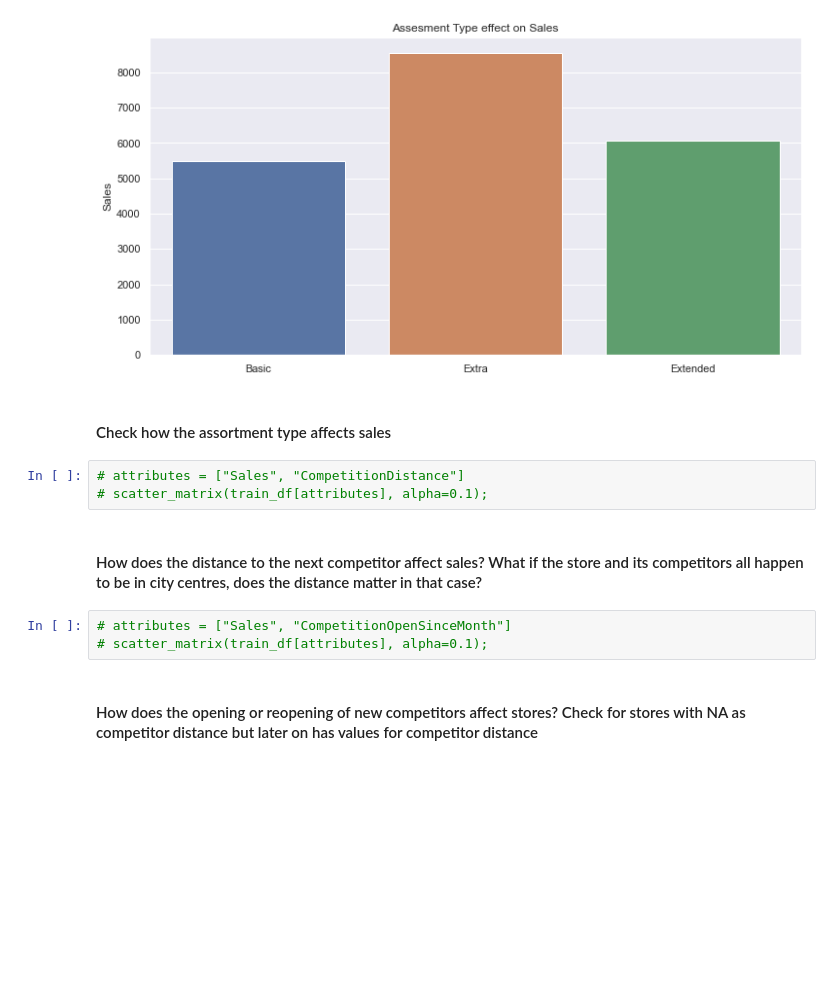
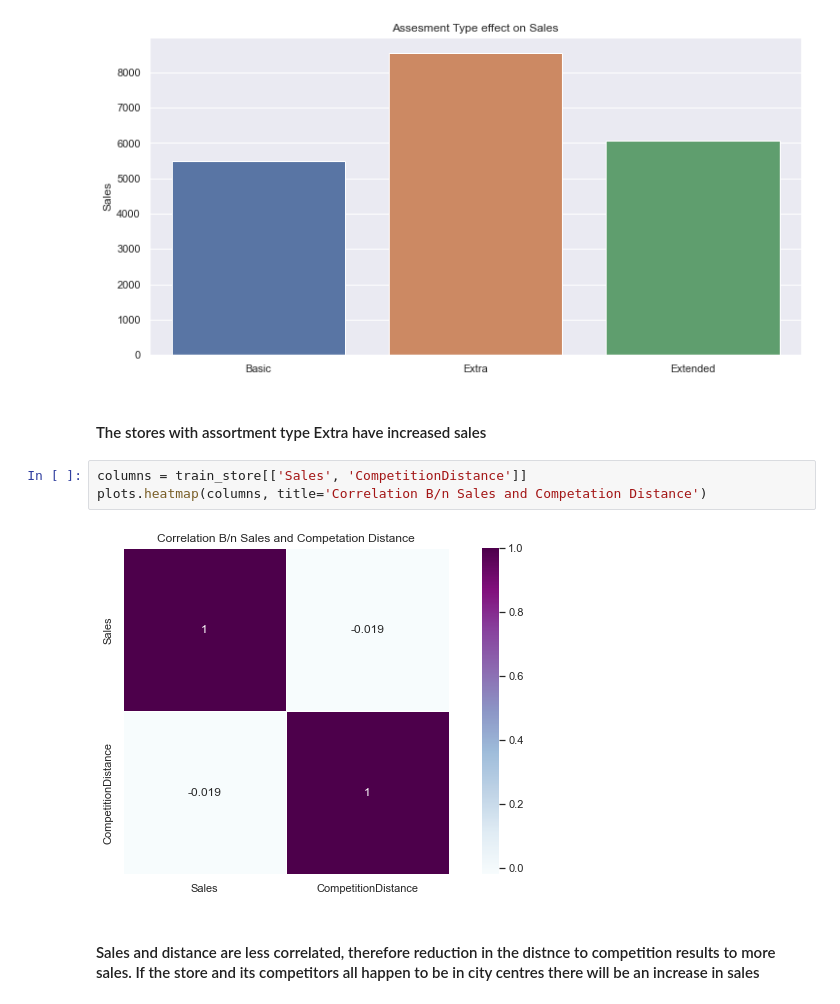
Before and after one commit to ProgrammingOperative/Pharmaceutical-Sales-Prediction, a Jupyter notebook: notebooks/Data Exploration.ipynb, the cells around one changed output. Saved outputs shown, nothing was run; the diff lists cells and outputs as text; blank space fills up the shorter version.

Commit message:
Competeition distance

```diff
--- a/notebooks/Data Exploration.ipynb
+++ b/notebooks/Data Exploration.ipynb
@@ -510,14 +510,12 @@ plots.bar(x=assort_values, y=assortment.Sales, title='Assesment Type effect on S
 # %% [output]
 [figure]
 # %% [markdown]
-#### Check how the assortment type affects sales
+#### The stores with assortment type Extra have increased sales
 # %%
-# attributes = ["Sales", "CompetitionDistance"]
-# scatter_matrix(train_df[attributes], alpha=0.1);
+columns = train_store[['Sales', 'CompetitionDistance']]
+plots.heatmap(columns, title='Correlation B/n Sales and Competation Distance')
+# %% [output]
+[figure, added]
 # %% [markdown]
-#### How does the distance to the next competitor affect sales? What if the store and its competitors all happen to be in city centres, does the distance matter in that case?
+
+#### Sales and distance are less correlated, therefore reduction in the distnce to competition results to more sales. If the store and its competitors all happen to be in city centres there will be an increase in sales
-# %%
-# attributes = ["Sales", "CompetitionOpenSinceMonth"]
-# scatter_matrix(train_df[attributes], alpha=0.1);
-# %% [markdown]
-#### How does the opening or reopening of new competitors affect stores? Check for stores with NA as competitor distance but later on has values for competitor distance
```
